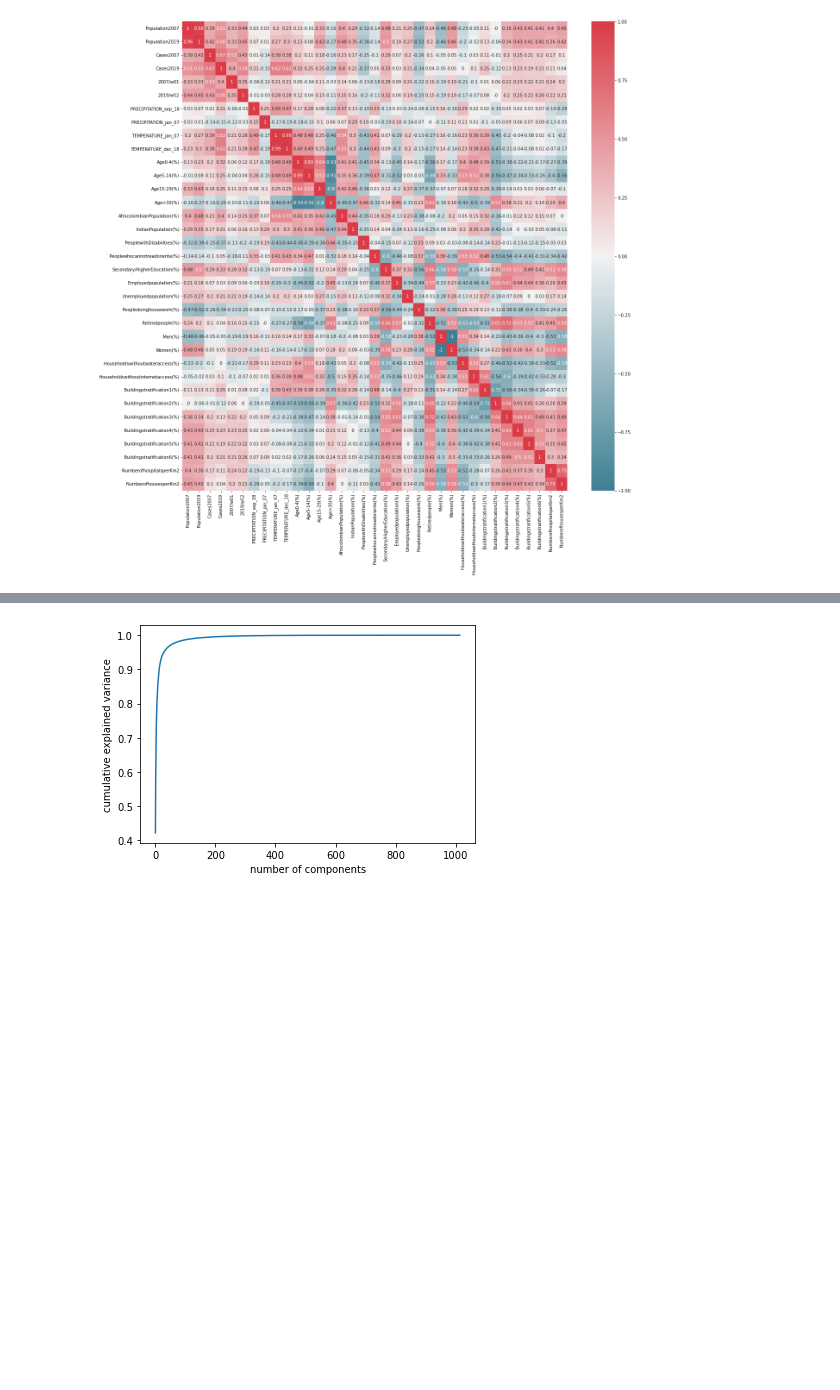
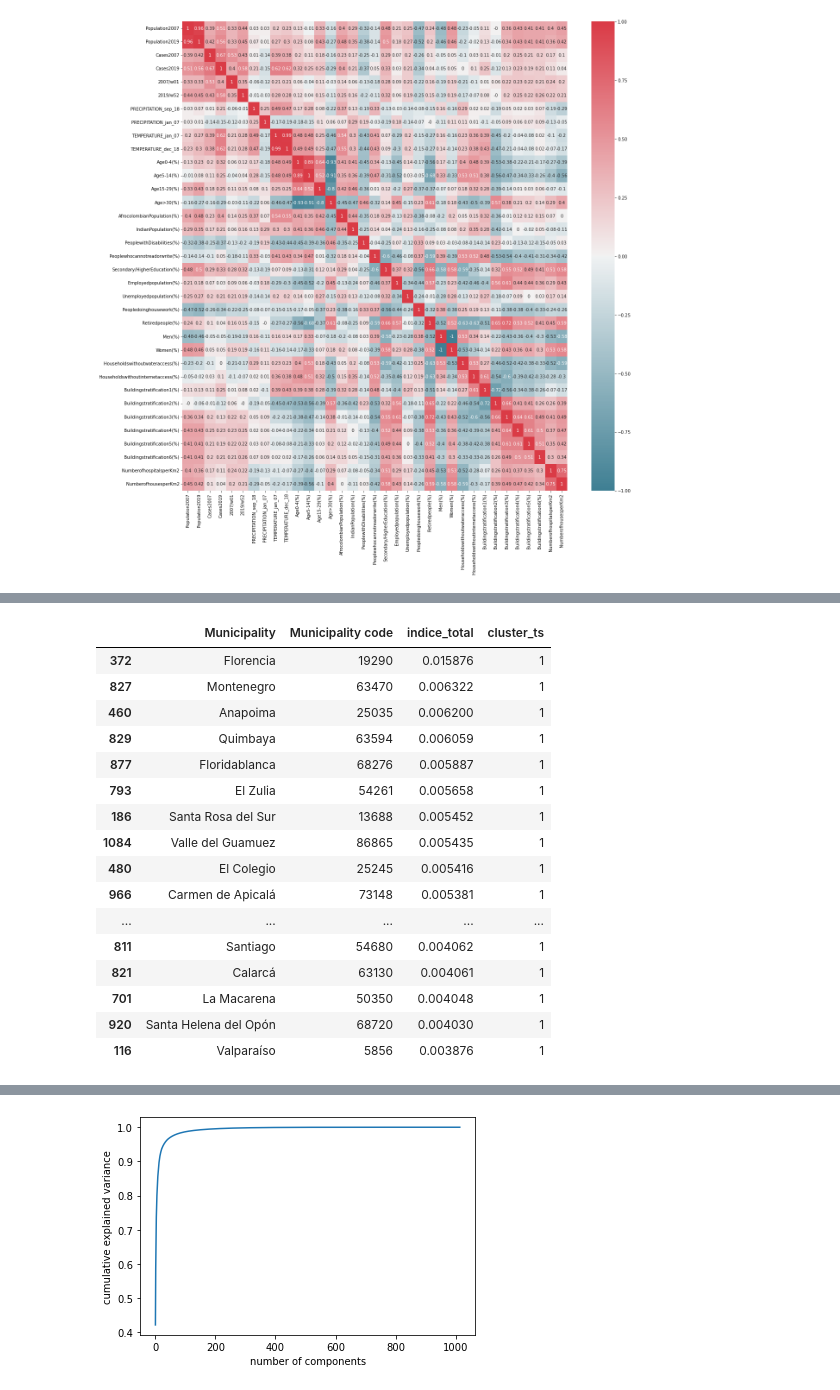
Before and after one commit to freddy120/MIAD_no_supervisado_project, a Jupyter notebook: notebook/Final_Project.ipynb, the cells around one changed output, grey strips where cells are left out. Cells and saved outputs as stored; diff of their text form; code cells hidden in the pictures; blank space fills up the shorter version.

```diff
--- a/notebook/Final_Project.ipynb
+++ b/notebook/Final_Project.ipynb
@@ -704,0 +577,20 @@ result_df[result_df['cluster_dm'] == 0].sort_values(by=['indice_total'], ascendi
+# %%
+result_df[result_df['cluster_ts'] == 1].sort_values(by=['indice_total'], ascending=False).head(50)
+# %% [output]
+|  | Municipality | Municipality code | indice_total | cluster_ts |
+| 372 | Florencia | 19290 | 0.015876 | 1 |
+| 827 | Montenegro | 63470 | 0.006322 | 1 |
+| 460 | Anapoima | 25035 | 0.006200 | 1 |
+| 829 | Quimbaya | 63594 | 0.006059 | 1 |
+| 877 | Floridablanca | 68276 | 0.005887 | 1 |
+| 793 | El Zulia | 54261 | 0.005658 | 1 |
+| 186 | Santa Rosa del Sur | 13688 | 0.005452 | 1 |
+| 1084 | Valle del Guamuez | 86865 | 0.005435 | 1 |
+| 480 | El Colegio | 25245 | 0.005416 | 1 |
+| 966 | Carmen de Apicalá | 73148 | 0.005381 | 1 |
+| ... | ... | ... | ... | ... |
+| 811 | Santiago | 54680 | 0.004062 | 1 |
+| 821 | Calarcá | 63130 | 0.004061 | 1 |
+| 701 | La Macarena | 50350 | 0.004048 | 1 |
+| 920 | Santa Helena del Opón | 68720 | 0.004030 | 1 |
+| 116 | Valparaíso | 5856 | 0.003876 | 1 |
```
Also changed, not shown: parts of 56 cells of this notebook.
